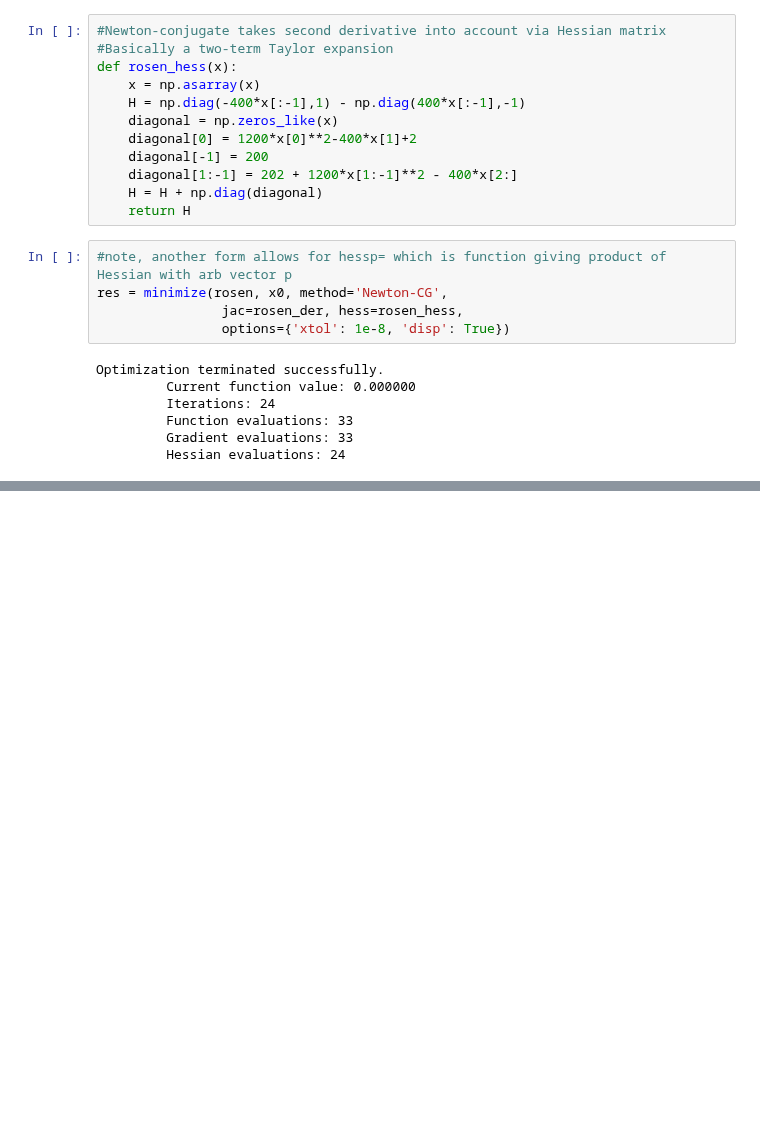
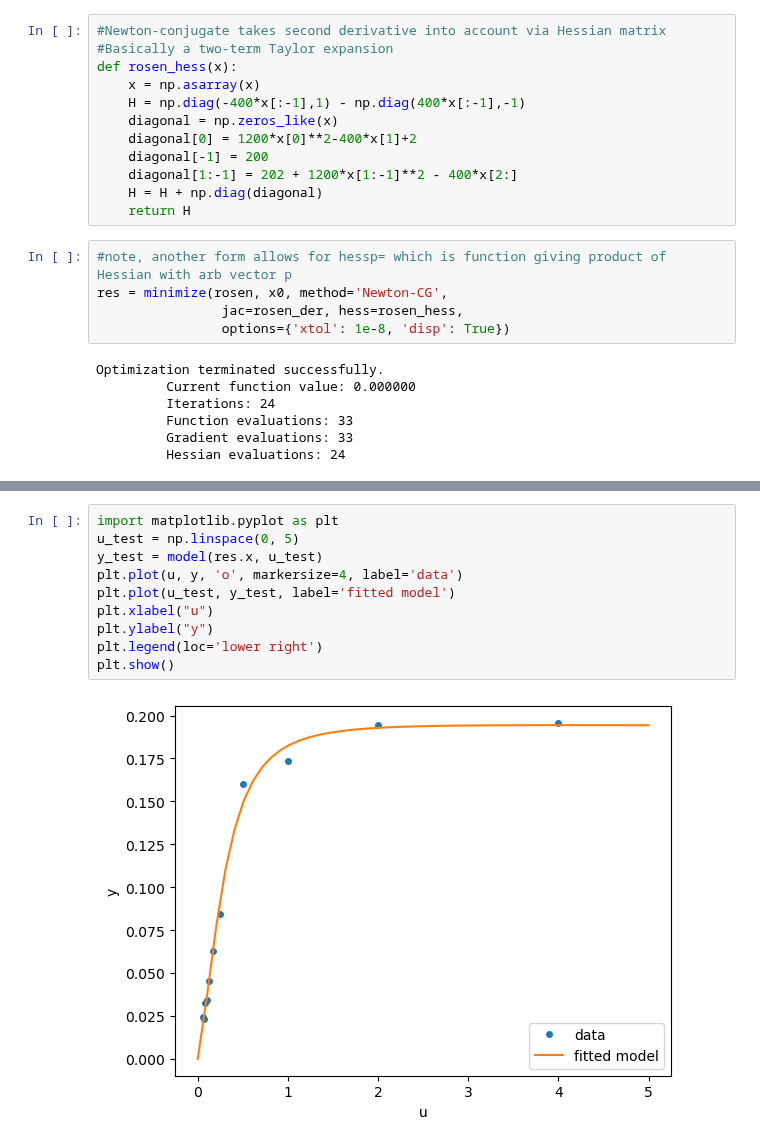
Before and after one commit to MWhitta/phaseMAP, a Jupyter notebook: Peak_Opt.ipynb, the cells around one changed output, grey strips where cells are left out. Cells and saved outputs as stored; diff of their text form; blank space fills up the shorter version.

```diff
--- a/Peak_Opt.ipynb
+++ b/Peak_Opt.ipynb
@@ -98,0 +461,12 @@ Optimization terminated successfully.
+# %%
+import matplotlib.pyplot as plt
+u_test = np.linspace(0, 5)
+y_test = model(res.x, u_test)
+plt.plot(u, y, 'o', markersize=4, label='data')
+plt.plot(u_test, y_test, label='fitted model')
+plt.xlabel("u")
+plt.ylabel("y")
+plt.legend(loc='lower right')
+plt.show()
+# %% [output]
+[figure, added]
```
Also changed, not shown: parts of 34 cells of this notebook.
